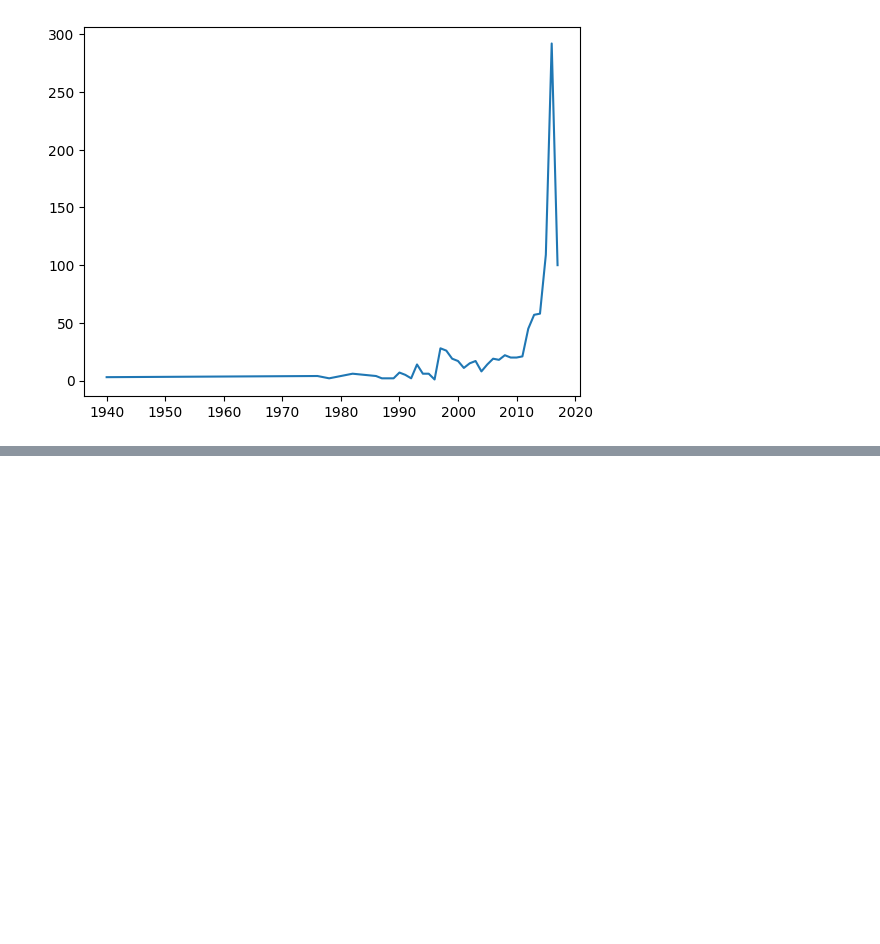
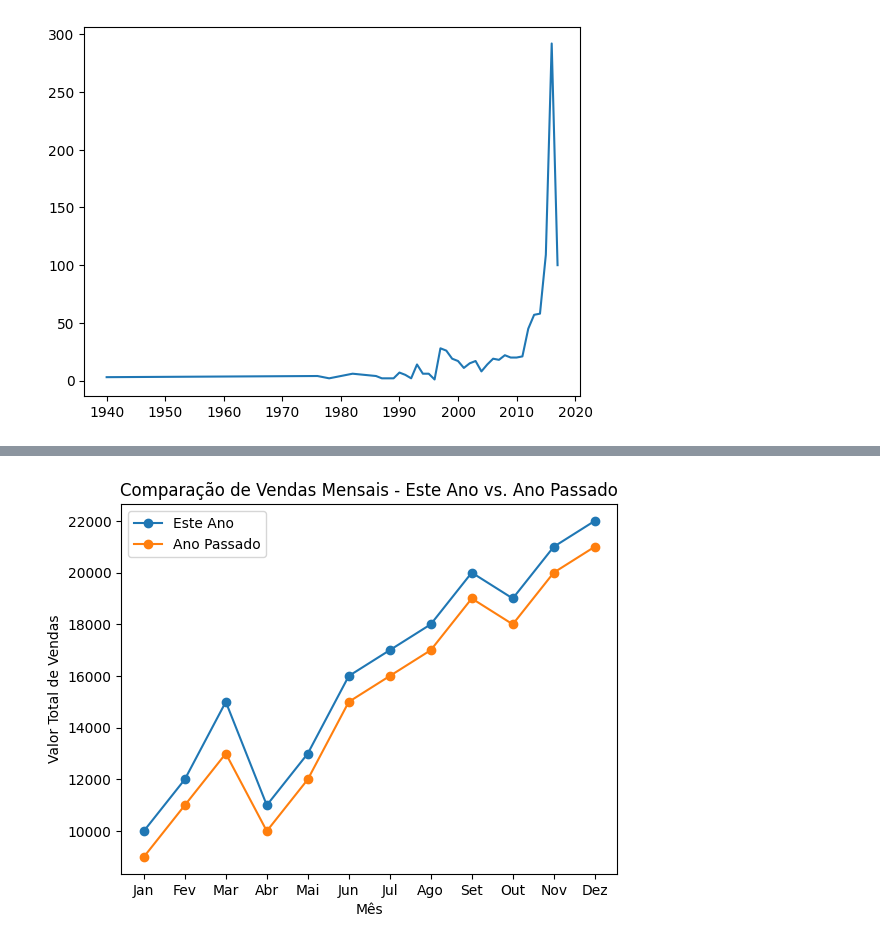
Before and after one commit to NatashaB-randao/Programa-Santander-Coders-2024-Data-Science, a Jupyter notebook: Introdução a Data Science/aula_7_criando_graficos.ipynb, the cells around one changed output, grey strips where cells are left out. Saved outputs shown, nothing was run; the diff lists cells and outputs as text; code cells hidden in the pictures; blank space fills up the shorter version.

Commit message:
Criando Gráficos

```diff
--- a/Introdução a Data Science/aula_7_criando_graficos.ipynb
+++ b/Introdução a Data Science/aula_7_criando_graficos.ipynb
@@ -118,0 +129,26 @@ plt.plot(eixo_X, eixo_Y)
+# %%
+import matplotlib.pyplot as plt
+
+# Dados fictícios de vendas para este ano e ano passado
+meses = ['Jan', 'Fev', 'Mar', 'Abr', 'Mai', 'Jun', 'Jul', 'Ago', 'Set', 'Out', 'Nov', 'Dez']
+vendas_este_ano = [10000, 12000, 15000, 11000, 13000, 16000, 17000, 18000, 20000, 19000, 21000, 22000]
+vendas_ano_passado = [9000, 11000, 13000, 10000, 12000, 15000, 16000, 17000, 19000, 18000, 20000, 21000]
+
+# Criar o gráfico de linha para este ano
+plt.plot(meses, vendas_este_ano, label='Este Ano', marker='o')
+
+# Criar o gráfico de linha para o ano passado
+plt.plot(meses, vendas_ano_passado, label='Ano Passado', marker='o')
+
+# Adicionar rótulos e título ao gráfico
+plt.xlabel('Mês')
+plt.ylabel('Valor Total de Vendas')
+plt.title('Comparação de Vendas Mensais - Este Ano vs. Ano Passado')
+
+# Adicionar legenda ao gráfico
+plt.legend()
+
+# Exibir o gráfico
+plt.show()
+# %% [output]
+[figure, added]
```
Also changed, not shown: parts of 2 cells of this notebook.
